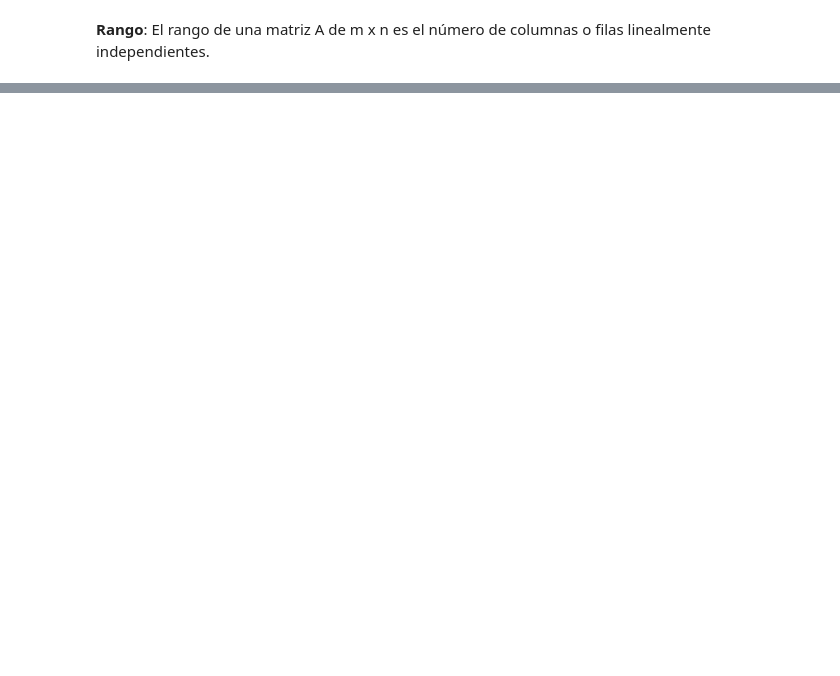
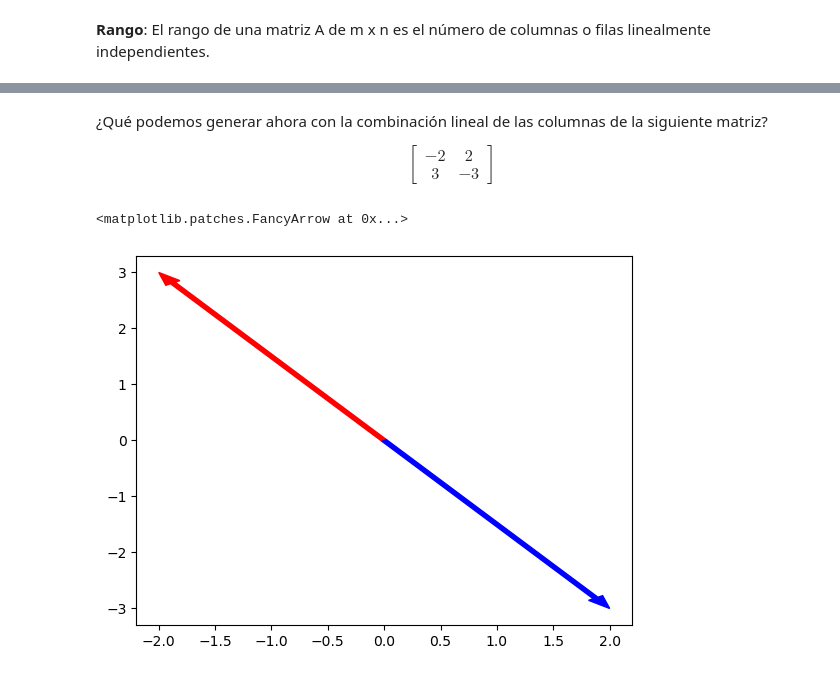
Before and after one commit to Apgt512/Modulo_II_LinAlg_Prob, a Jupyter notebook: Notebook 1.ipynb, the cells around one changed output, grey strips where cells are left out. Saved outputs shown, nothing was run; the diff lists cells and outputs as text; code cells hidden in the pictures; blank space fills up the shorter version.

```diff
--- a/Notebook 1.ipynb
+++ b/Notebook 1.ipynb
@@ -413,0 +536,16 @@ Escribe un programa que realice convoluciones de matrices
+# %% [markdown]
+¿Qué podemos generar ahora con la combinación lineal de las columnas de la siguiente matriz?
+
+\begin{bmatrix}
+-2 & 2  \\
+3 & -3
+\end{bmatrix}
+# %%
+A1 = np.array([-2,3])
+A2 = np.array([2,-3])
+
+plt.arrow(0,0,*A1, color='red', width=0.05, length_includes_head=True)
+plt.arrow(0,0,*A2, color='blue', width=0.05, length_includes_head=True)
+# %% [output]
+<matplotlib.patches.FancyArrow at 0x...>
+[figure, added]
```
Also changed, not shown: parts of 66 cells of this notebook.
